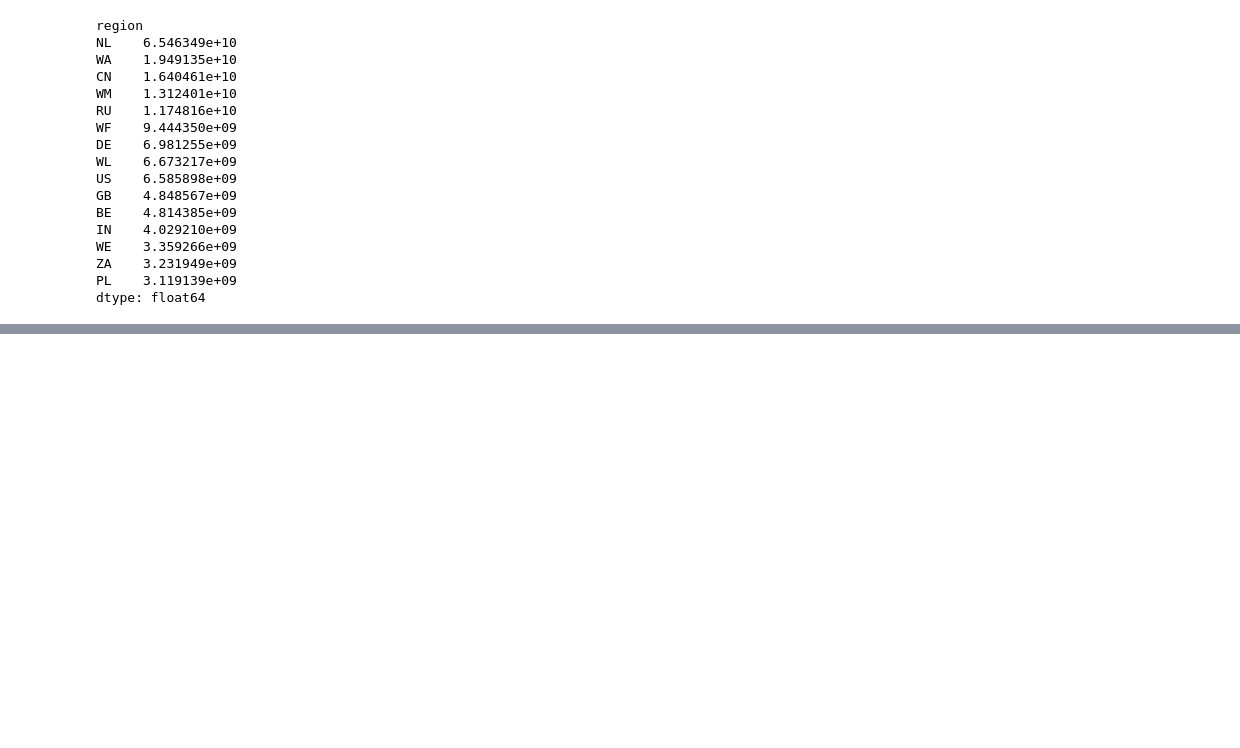
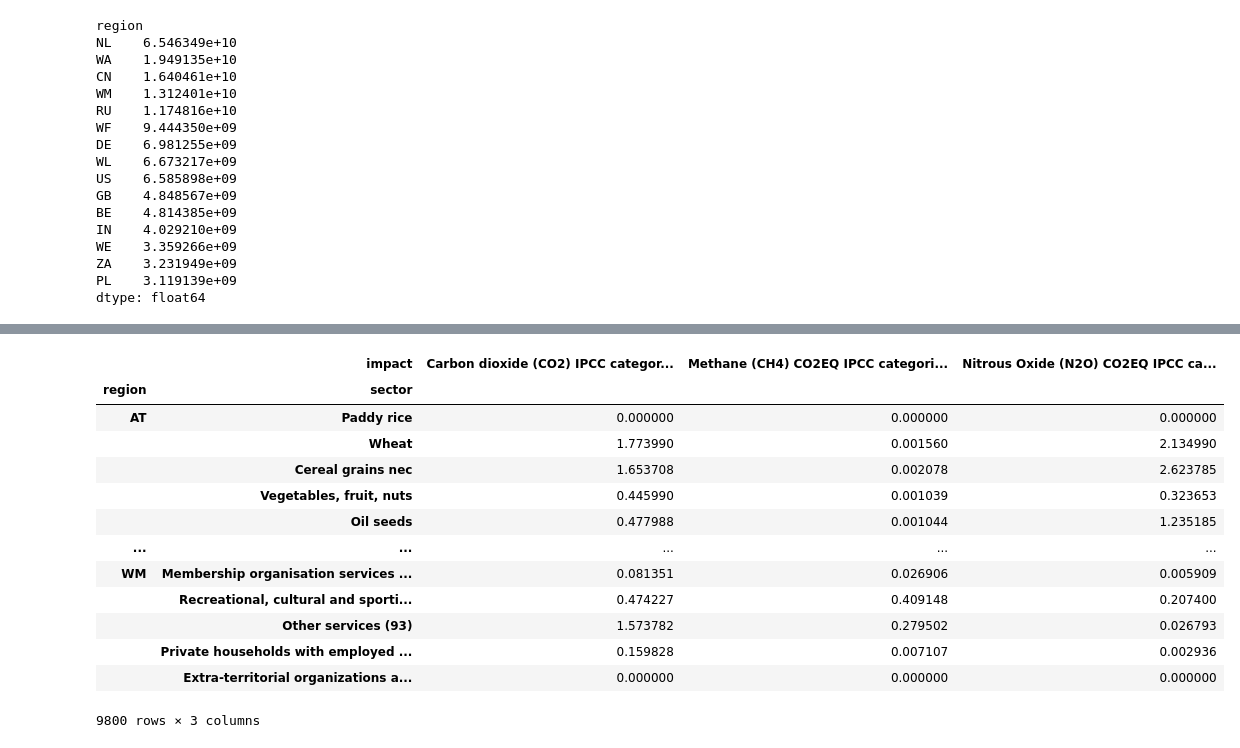
Before and after one commit to adrien-perello/EEIOA, a Jupyter notebook: scripts/05_exiobase_introduction.ipynb, the cells around one changed output, grey strips where cells are left out. Saved outputs shown, nothing was run; the diff lists cells and outputs as text; code cells hidden in the pictures; blank space fills up the shorter version.

```diff
--- a/scripts/05_exiobase_introduction.ipynb
+++ b/scripts/05_exiobase_introduction.ipynb
@@ -310,0 +326,32 @@ dtype: float64
+# %%
+GHG = [
+    'Carbon dioxide (CO2) IPCC categories 1 to 4 and 6 to 7 (excl land use, land use change and forestry)',
+    'Methane (CH4) CO2EQ IPCC categories 1 to 4 and 6 to 7 (excl land use, land use change and forestry)',
+    'Nitrous Oxide (N2O) CO2EQ IPCC categories 1 to 4 and 6 to 7 (excl land use, land use change and forestry)',
+]
+
+country = 'NL'
+
+# display inbetween steps for more readability
+f_ghg = f.loc[GHG]
+Y_1country = Y.loc[:, country].sum(axis=1)  # Only select the country we want
+# F_y_ghg = 0   # ! do not account for final demand
+
+# result
+F_ghg_total_per_sector_1country = f_ghg * (L @ Y_1country)   # = np.diag(f_) @ L @ Y_  (see Practical 4)
+F_ghg_total_per_sector_1country.T  # transpose to have the same layout as usual
+# %% [output]
+|  | impact | Carbon dioxide (CO2) IPCC categor... | Methane (CH4) CO2EQ IPCC categori... | Nitrous Oxide (N2O) CO2EQ IPCC ca... |
+| region | sector |  |  |  |
+| AT | Paddy rice | 0.000000 | 0.000000 | 0.000000 |
+|  | Wheat | 1.773990 | 0.001560 | 2.134990 |
+|  | Cereal grains nec | 1.653708 | 0.002078 | 2.623785 |
+|  | Vegetables, fruit, nuts | 0.445990 | 0.001039 | 0.323653 |
+|  | Oil seeds | 0.477988 | 0.001044 | 1.235185 |
+| ... | ... | ... | ... | ... |
+| WM | Membership organisation services ... | 0.081351 | 0.026906 | 0.005909 |
+|  | Recreational, cultural and sporti... | 0.474227 | 0.409148 | 0.207400 |
+|  | Other services (93) | 1.573782 | 0.279502 | 0.026793 |
+|  | Private households with employed ... | 0.159828 | 0.007107 | 0.002936 |
+|  | Extra-territorial organizations a... | 0.000000 | 0.000000 | 0.000000 |
+9800 rows × 3 columns
```
Also changed, not shown: parts of 22 cells of this notebook.
